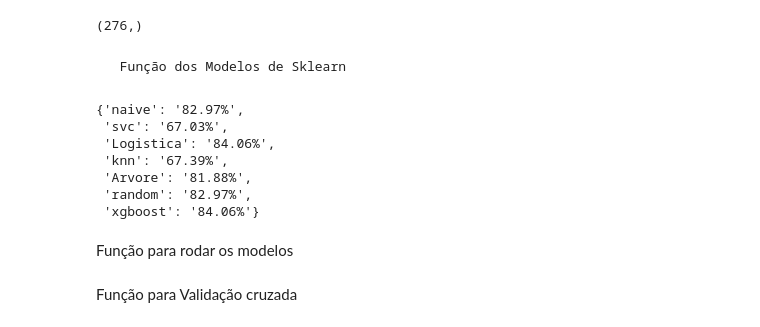
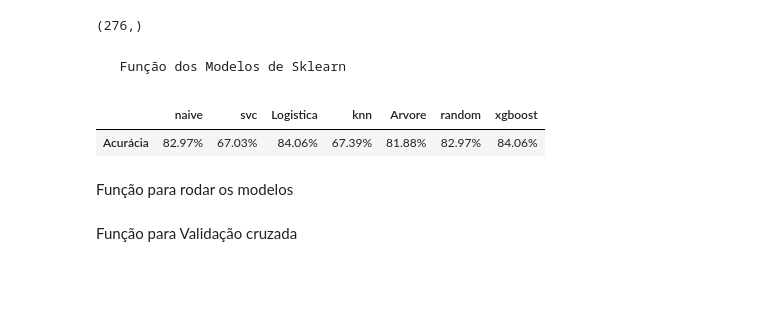
Before and after one commit to DiogoMonteiro99/Ciencias-de-dados, a Jupyter notebook: coracao.ipynb, the cells around one changed output. Drawn from its saved outputs; the diff is of its cells as text; code cells hidden in the pictures; blank space fills up the shorter version.

```diff
--- a/coracao.ipynb
+++ b/coracao.ipynb
@@ -154,7 +172,7 @@ array([1.])
 # %% [markdown]
 Preparando base de treino e de teste
 # %%
-x_treino, x_teste, y_treino,y_teste = train_test_split(previsores,alvo1,test_size=0.30,random_state=0)
+x_treino, x_teste, y_treino,y_teste = train_test_split(previsores,alvo,test_size=0.30,random_state=0)
 # %%
 x_treino.shape
 # %% [output]
@@ -177,41 +195,38 @@ y_teste.shape
 # %%
 models = {
     'naive': GaussianNB(),
     'svc': SVC(kernel='rbf', random_state=1, C=2),
     'Logistica' : LogisticRegression(random_state=1, max_iter=600,penalty='l2',tol=0.0001,C=1,solver='lbfgs'),
     'knn': KNeighborsClassifier(n_neighbors=7, metric='minkowski',p=5,),
     'Arvore': DecisionTreeClassifier(criterion='gini',random_state=0,max_depth=3),
     'random': RandomForestClassifier(n_estimators=100,criterion='gini',random_state=0,max_depth=3),
     'xgboost': XGBClassifier(max_depth=2,learning_rate=0.05,n_estimators=250,objective='reg:logistic',random_state=5)
 
     }
 
 
 def treino_teste(models, x_teste, y_teste, x_treino, y_treino):
     modelos_score = {}
 
     for nome, model in models.items():
 
             model.fit(x_treino, y_treino)
 
             resultado = model.score(x_teste, y_teste) * 100
 
             # Corrigindo o formato da string
             resultado1 = '{:.2f}%'.format(resultado)
 
             modelos_score[nome] = resultado1
 
-    return modelos_score
+            md = pd.DataFrame(modelos_score,index=['Acurácia'])
+
+    return md
 
 treino_teste(models=models,x_teste=x_teste,y_teste=y_teste,x_treino=x_treino,y_treino=y_treino)
 # %% [output]
-{'naive': '82.97%',
- 'svc': '67.03%',
- 'Logistica': '84.06%',
- 'knn': '67.39%',
- 'Arvore': '81.88%',
- 'random': '82.97%',
- 'xgboost': '84.06%'}
+|  | naive | svc | Logistica | knn | Arvore | random | xgboost |
+| Acurácia | 82.97% | 67.03% | 84.06% | 67.39% | 81.88% | 82.97% | 84.06% |
 # %% [markdown]
 Função para rodar os modelos
 # %%
```
Also changed, not shown: parts of 5 cells of this notebook.
